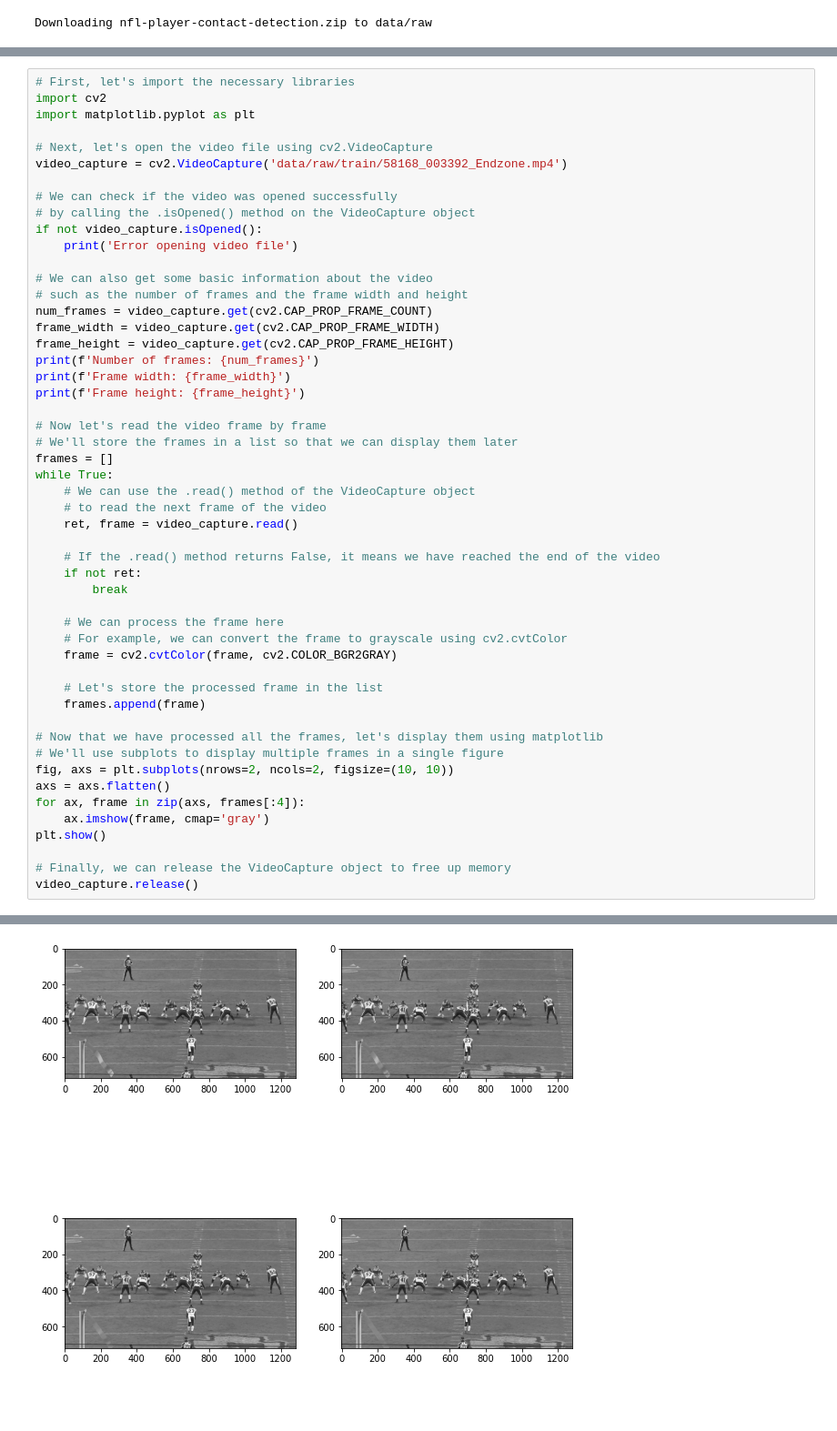
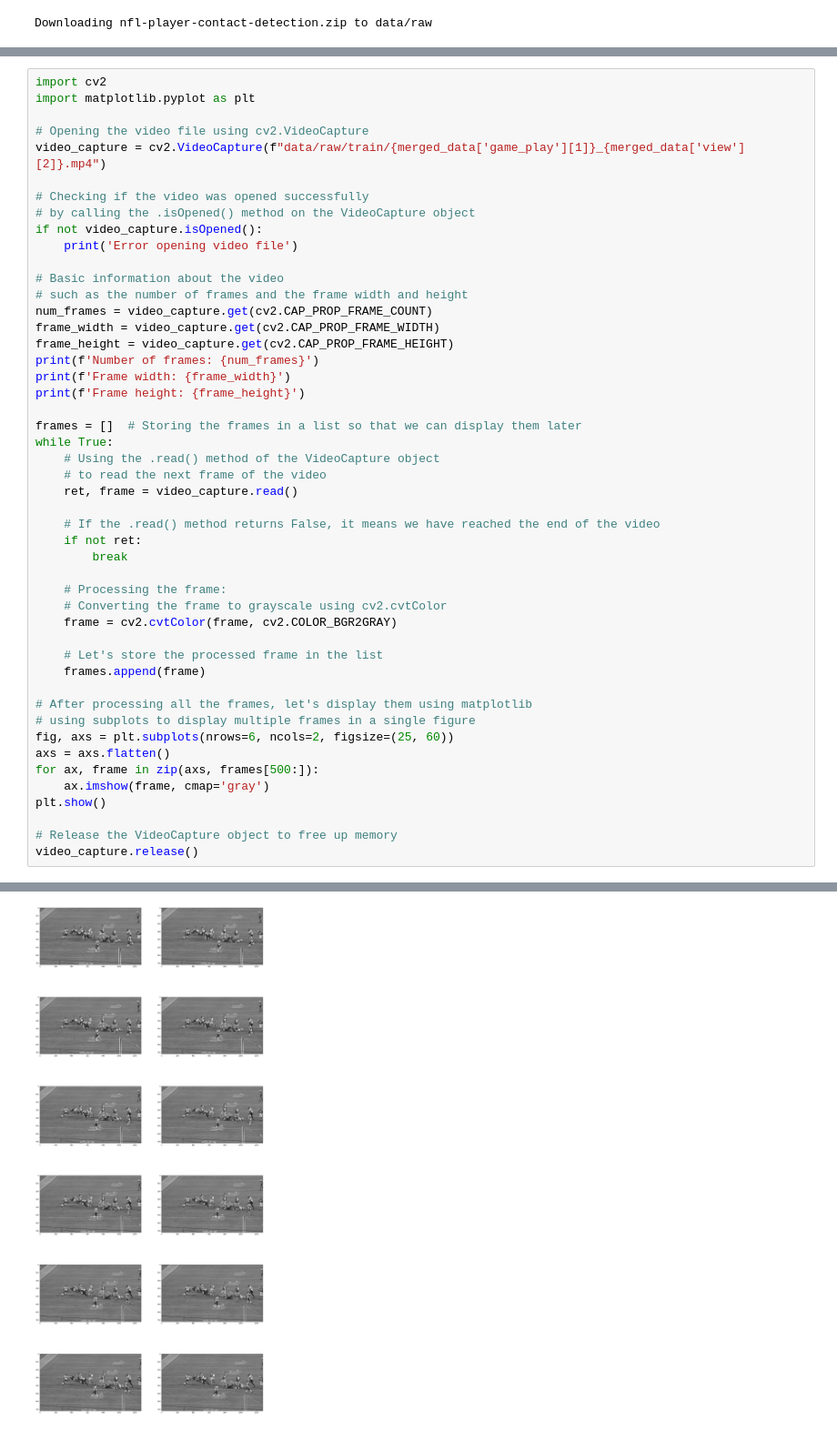
Before and after one commit to Ahmad-Khaled/NFL-PlayerContactDetection, a Jupyter notebook: notebooks/dataAnalysis.ipynb, the cells around one changed output, grey strips where cells are left out. Shown at 91% size. Cells and saved outputs as stored; diff of their text form; blank space fills up the shorter version.

Commit message:
Visualizing the videos and merging labels and metada

```diff
--- a/notebooks/dataAnalysis.ipynb
+++ b/notebooks/dataAnalysis.ipynb
@@ -61,56 +48,53 @@ WARNING: Running pip as the 'root' user can result in broken permissions and con
 # %%
-# First, let's import the necessary libraries
 import cv2
 import matplotlib.pyplot as plt
 
-# Next, let's open the video file using cv2.VideoCapture
-video_capture = cv2.VideoCapture('data/raw/train/58168_003392_Endzone.mp4')
+# Opening the video file using cv2.VideoCapture
+video_capture = cv2.VideoCapture(f"data/raw/train/{merged_data['game_play'][1]}_{merged_data['view'][2]}.mp4")
 
-# We can check if the video was opened successfully
+# Checking if the video was opened successfully
 # by calling the .isOpened() method on the VideoCapture object
 if not video_capture.isOpened():
     print('Error opening video file')
 
-# We can also get some basic information about the video
+# Basic information about the video
 # such as the number of frames and the frame width and height
 num_frames = video_capture.get(cv2.CAP_PROP_FRAME_COUNT)
 frame_width = video_capture.get(cv2.CAP_PROP_FRAME_WIDTH)
 frame_height = video_capture.get(cv2.CAP_PROP_FRAME_HEIGHT)
 print(f'Number of frames: {num_frames}')
 print(f'Frame width: {frame_width}')
 print(f'Frame height: {frame_height}')
 
-# Now let's read the video frame by frame
-# We'll store the frames in a list so that we can display them later
-frames = []
+frames = []  # Storing the frames in a list so that we can display them later
 while True:
-    # We can use the .read() method of the VideoCapture object
+    # Using the .read() method of the VideoCapture object
     # to read the next frame of the video
     ret, frame = video_capture.read()
 
     # If the .read() method returns False, it means we have reached the end of the video
     if not ret:
         break
 
-    # We can process the frame here
-    # For example, we can convert the frame to grayscale using cv2.cvtColor
+    # Processing the frame:
+    # Converting the frame to grayscale using cv2.cvtColor
     frame = cv2.cvtColor(frame, cv2.COLOR_BGR2GRAY)
 
     # Let's store the processed frame in the list
     frames.append(frame)
 
-# Now that we have processed all the frames, let's display them using matplotlib
-# We'll use subplots to display multiple frames in a single figure
-fig, axs = plt.subplots(nrows=2, ncols=2, figsize=(10, 10))
+# After processing all the frames, let's display them using matplotlib
+# using subplots to display multiple frames in a single figure
+fig, axs = plt.subplots(nrows=6, ncols=2, figsize=(25, 60))
 axs = axs.flatten()
-for ax, frame in zip(axs, frames[:4]):
+for ax, frame in zip(axs, frames[500:]):
     ax.imshow(frame, cmap='gray')
 plt.show()
 
-# Finally, we can release the VideoCapture object to free up memory
+# Release the VideoCapture object to free up memory
 video_capture.release()
 # %% [output]
 Number of frames: 711.0
 Frame width: 1280.0
 Frame height: 720.0
-[figure, old version]
+[figure, new version]
```
Also changed, not shown: parts of 19 cells of this notebook.
